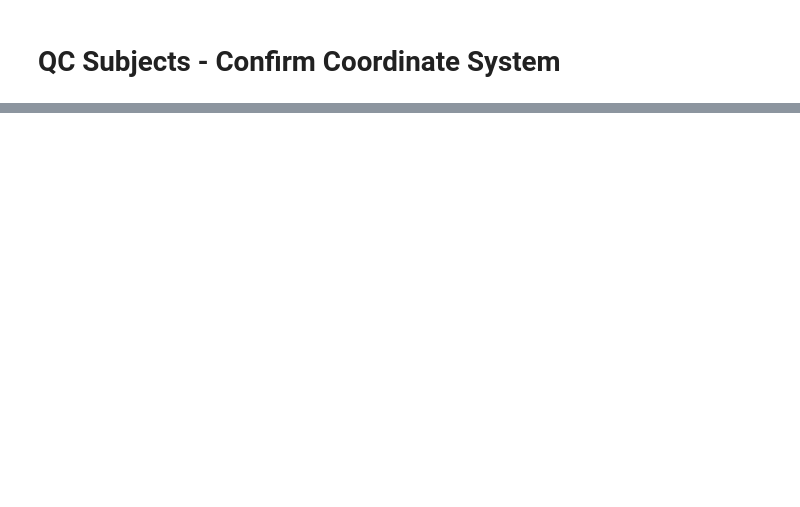
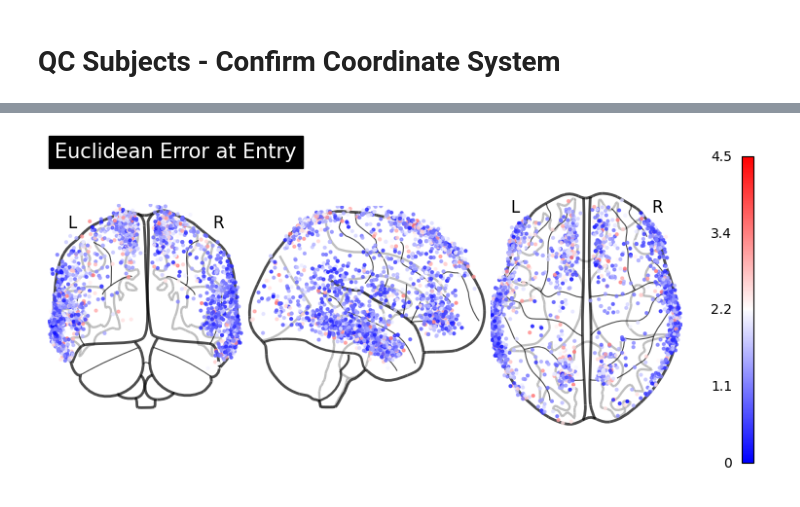
Before and after one commit to arunthurai/seeg_accuracy_2025, a Jupyter notebook: notebook/SEEG_accuracy_2025.ipynb, the cells around one changed output, grey strips where cells are left out. Drawn from its saved outputs; the diff is of its cells as text; code cells hidden in the pictures; blank space fills up the shorter version.

```diff
--- a/notebook/SEEG_accuracy_2025.ipynb
+++ b/notebook/SEEG_accuracy_2025.ipynb
@@ -19,7 +19,7 @@ import seeg_utils
 # %% [output]
 [interactive output not drawn]
 # %%
-root_dir = '../data'
+root_dir = '../data/fcsv_new'
 # %%
 subjects = [identifier[:8] for identifier in os.listdir(root_dir) if "sub-" in identifier]
 print(len(subjects))
@@ -150,3 +229,19 @@ for subject in sorted(subjects):
 
 # frame = frame.explode(['electrode', 'group', 'side', 'radial_angle', 'line_angle',
 #                      'euclid_dist_entry',  'radial_dist_entry', 'euclid_dist_target', 'radial_dist_target'])
+# %%
+robot_mni = robot[['subject', 'electrode', 'group', 'side', 'euclid_dist_target',
+       'euclid_dist_entry', 'radial_dist_target', 'radial_dist_entry',
+       'radial_angle', 'line_angle', 'plannedTipX_MNI', 'plannedTipY_MNI',
+       'plannedTipZ_MNI', 'plannedEntryX_MNI', 'plannedEntryY_MNI',
+       'plannedEntryZ_MNI', 'actualTipX_MNI', 'actualTipY_MNI',
+       'actualTipZ_MNI', 'actualEntryX_MNI', 'actualEntryY_MNI',
+       'actualEntryZ_MNI']]
+# frame_mni = frame[['subject', 'electrode', 'group', 'side', 'euclid_dist_target',
+#        'euclid_dist_entry', 'radial_dist_target', 'radial_dist_entry',
+#        'radial_angle', 'line_angle', 'plannedTipX_MNI', 'plannedTipY_MNI',
+#        'plannedTipZ_MNI', 'plannedEntryX_MNI', 'plannedEntryY_MNI',
+#        'plannedEntryZ_MNI', 'actualTipX_MNI', 'actualTipY_MNI',
+#        'actualTipZ_MNI', 'actualEntryX_MNI', 'actualEntryY_MNI',
+#        'actualEntryZ_MNI']]
+#robot_mni
@@ -152,0 +254,10 @@ for subject in sorted(subjects):
+# %%
+def remove_outliers_iqr(data, column):
+    Q1 = data[column].quantile(0.25)
+    Q3 = data[column].quantile(0.75)
+    IQR = Q3 - Q1
+    upper_bound = Q3 + 1.5 * IQR
+    return data[data[column] <= upper_bound], upper_bound
+
+df_clean_target, ub_target = remove_outliers_iqr(robot_mni, 'euclid_dist_target')
+df_clean_both, ub_entry = remove_outliers_iqr(df_clean_target, 'euclid_dist_entry')
@@ -152,0 +266,19 @@ for subject in sorted(subjects):
+# %%
+from nilearn import plotting
+import matplotlib
+import matplotlib.pyplot as plt
+coords_entry = df_clean_both[['actualEntryX_MNI', 'actualEntryY_MNI', 'actualEntryZ_MNI']].values
+error = df_clean_both['euclid_dist_entry'].values
+norm = plt.Normalize(vmin = np.min(error), vmax = np.max(error))
+
+display = plotting.plot_markers(error,
+                                coords_entry,
+                                node_cmap = plt.cm.bwr,
+                                title = 'Euclidean Error at Entry',
+                                node_vmax = 4.5,
+                                node_vmin = 0
+                               )
+plt.savefig('../output/entry_points_error.png', dpi = 300)
+plt.show()
+# %% [output]
+[figure, added]
```
Also changed, not shown: parts of 22 cells of this notebook, 34 other files.
